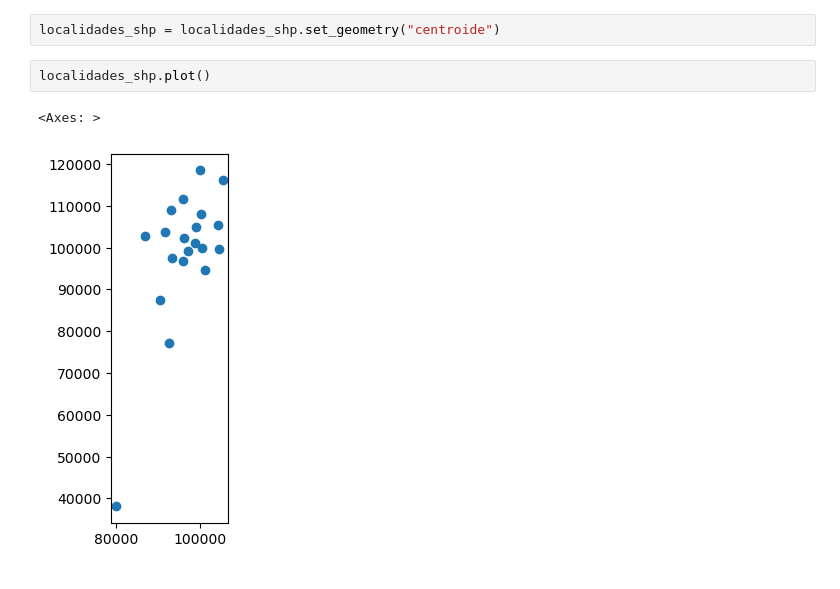
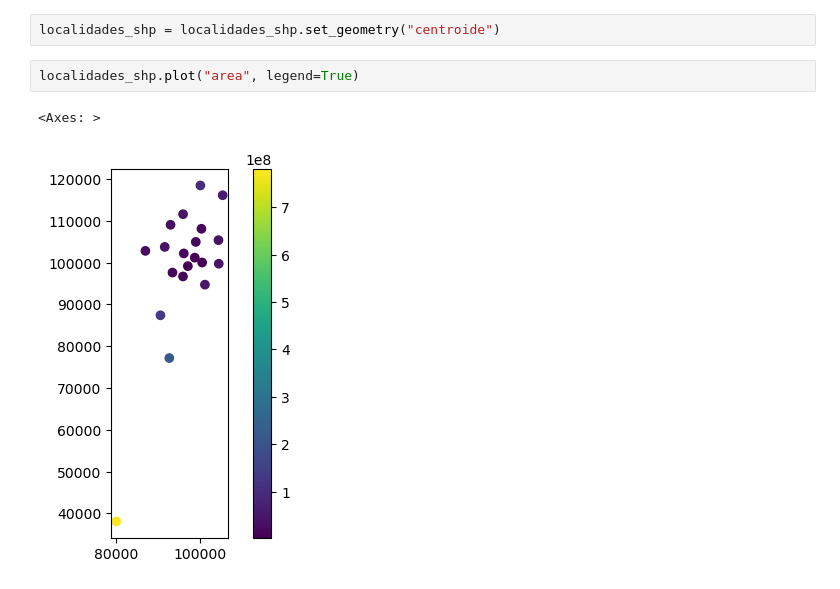
Before and after one commit to GaloRomero/pythonCode, a Jupyter notebook: GeoPandas.ipynb, the cells around one changed output. Drawn from its saved outputs; the diff is of its cells as text.

```diff
--- a/GeoPandas.ipynb
+++ b/GeoPandas.ipynb
@@ -225,7 +225,7 @@ localidades_shp.plot("area", legend=True)
 # %%
 localidades_shp = localidades_shp.set_geometry("centroide")
 # %%
-localidades_shp.plot()
+localidades_shp.plot("area", legend=True)
 # %% [output]
 <Axes: >
-[figure, old version]
+[figure, new version]
```
Also changed, not shown: parts of 2 cells of this notebook.
